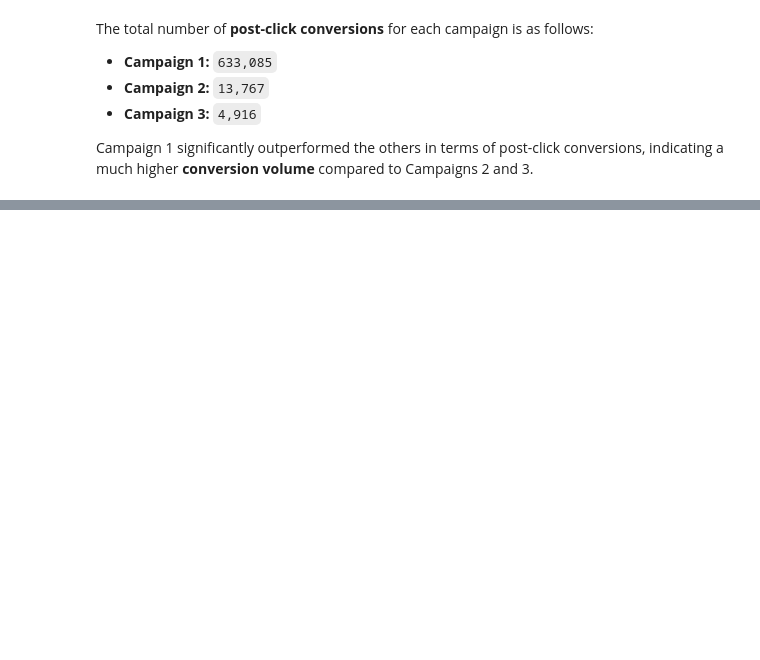
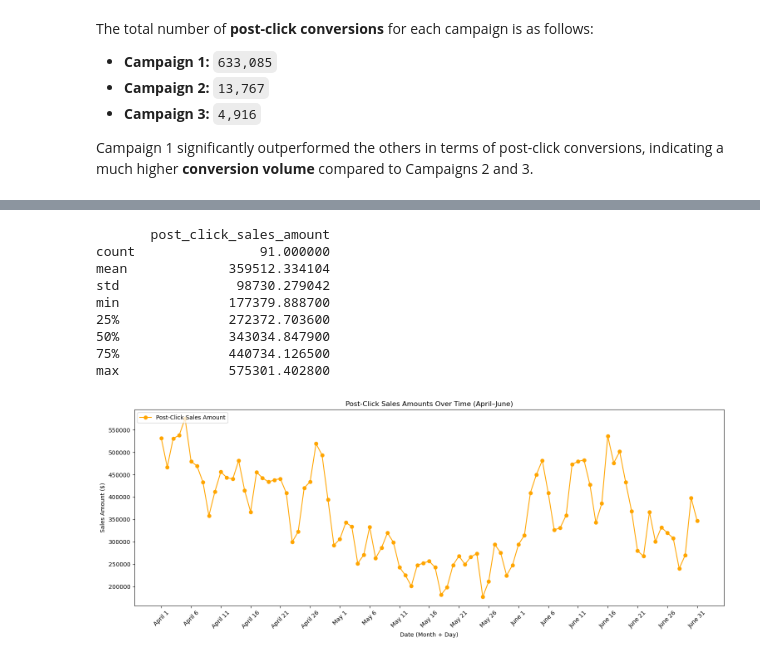
Before and after one commit to Tanush-IIITH/Projects, a Jupyter notebook: Online_Ads_DS/main.ipynb, the cells around one changed output, grey strips where cells are left out. Saved outputs shown, nothing was run; the diff lists cells and outputs as text; code cells hidden in the pictures; blank space fills up the shorter version.

```diff
--- a/Online_Ads_DS/main.ipynb
+++ b/Online_Ads_DS/main.ipynb
@@ -492,0 +638,40 @@ Campaign 1 significantly outperformed the others in terms of post-click conversi
+# %%
+#Creating a visulization of post-click sales amounts overtime
+
+month_map = {'April': 4, 'May': 5, 'June': 6}
+df['month_day'] = df['month_name'] + ' ' + df['day'].astype(str)
+
+overtime_sales = df.groupby('month_day')['post_click_sales_amount'].sum()
+
+sort_key = overtime_sales.index.map(
+    lambda x: f"{month_map[x.split()[0]]}-{int(x.split()[1]):02d}"
+)
+
+overtime_sales = overtime_sales.to_frame()
+overtime_sales['sort_key'] = sort_key
+
+overtime_sales = overtime_sales.sort_values('sort_key').drop(columns='sort_key')
+
+print(overtime_sales.describe())
+
+fig, ax = plt.subplots(figsize=(18, 6))
+overtime_sales.plot(kind='line', marker='o', ax=ax, color='orange')
+ax.set_title('Post-Click Sales Amounts Over Time (April–June)')
+ax.set_xlabel('Date (Month + Day)')
+ax.set_ylabel('Sales Amount ($)')
+ax.set_xticks(range(0, len(overtime_sales), 5))
+ax.set_xticklabels(overtime_sales.index[::5], rotation=45)
+ax.legend(['Post-Click Sales Amount'], loc='upper left')
+plt.tight_layout(rect=[0, 0, 0.85, 1])
+plt.show()
+# %% [output]
+       post_click_sales_amount
+count                91.000000
+mean             359512.334104
+std               98730.279042
+min              177379.888700
+25%              272372.703600
+50%              343034.847900
+75%              440734.126500
+max              575301.402800
+[figure, added]
```
Also changed, not shown: parts of 7 cells of this notebook.
